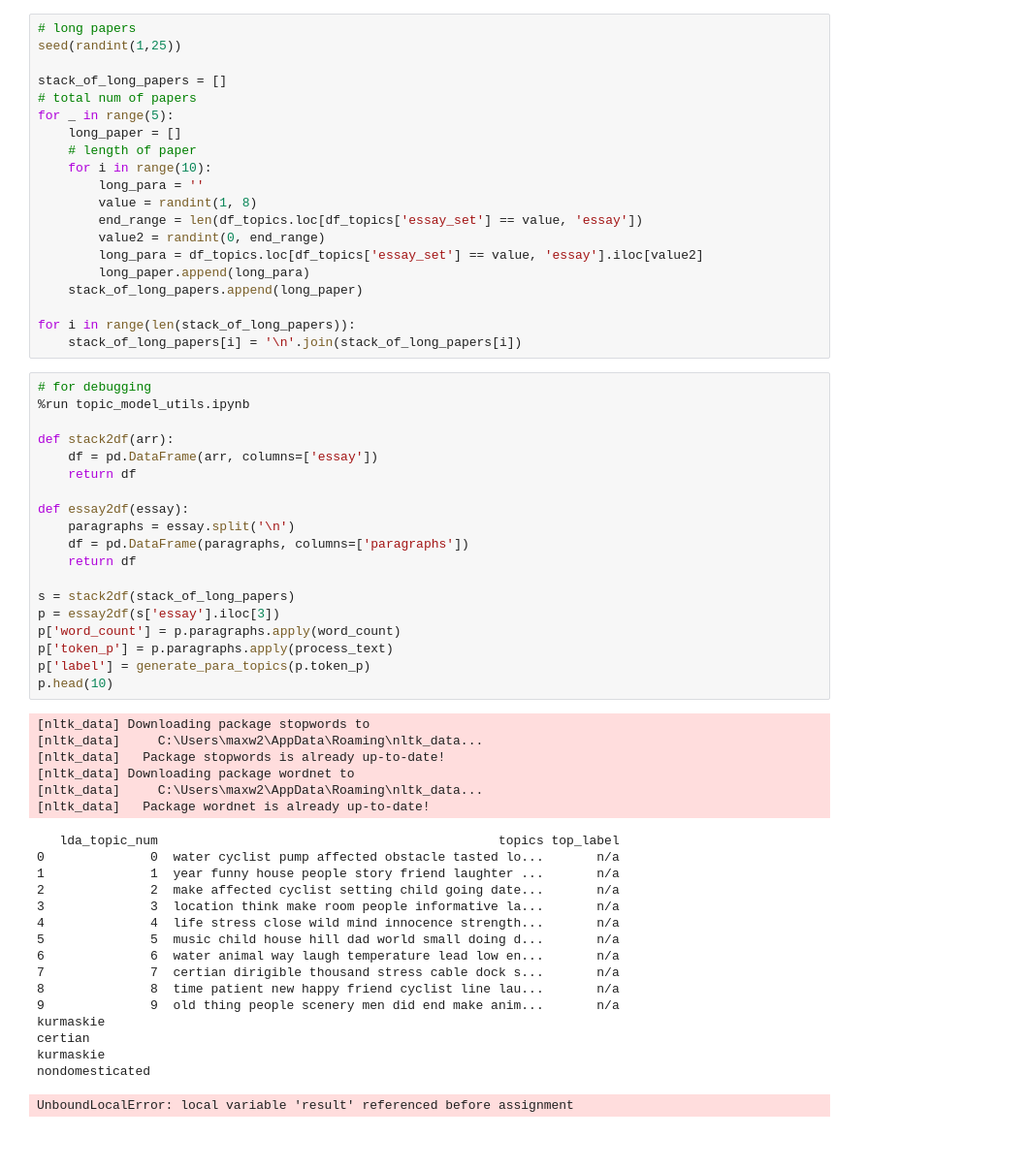
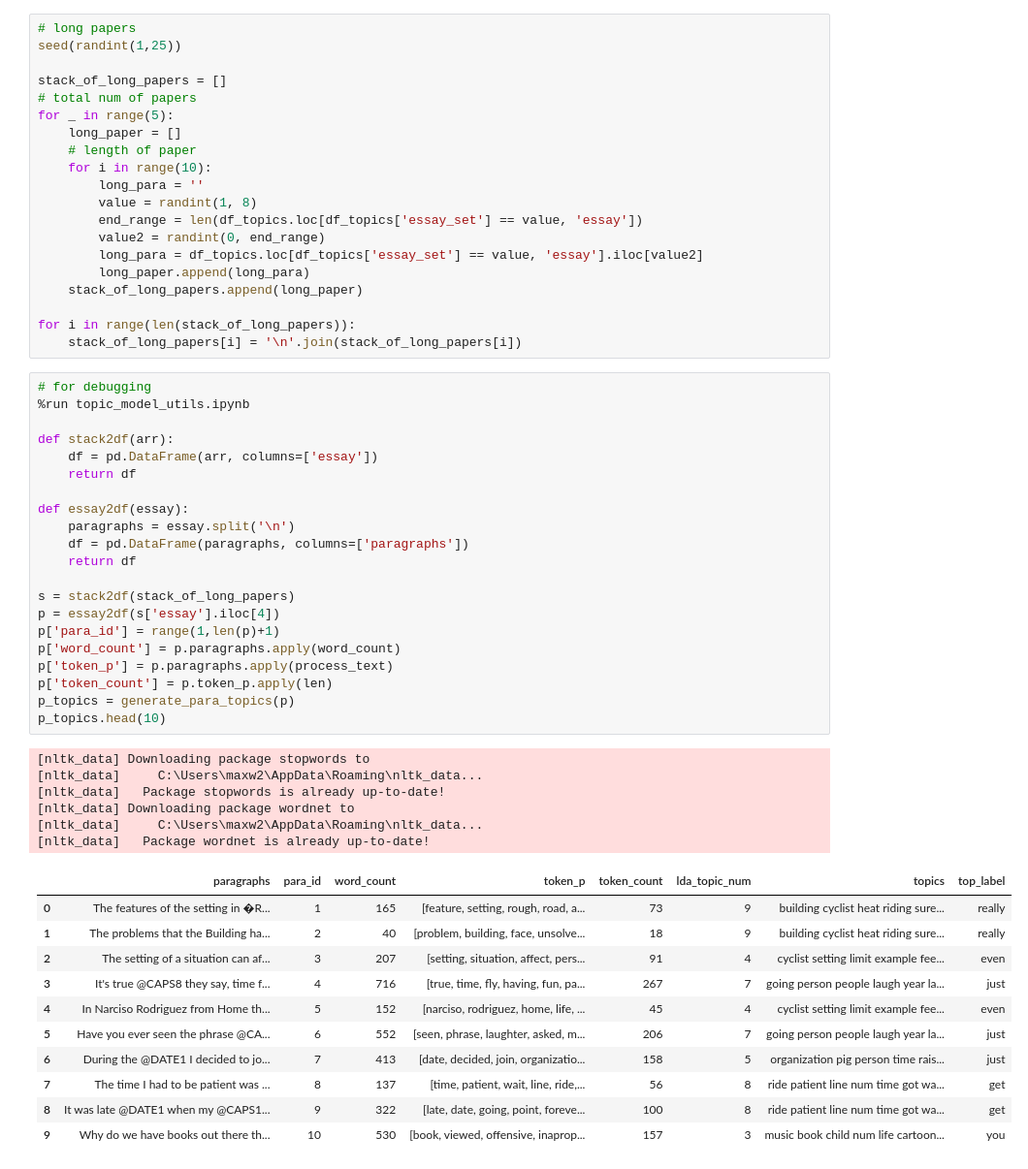
Before and after one commit to maxemileffort/paper-grading-assistant, a Jupyter notebook: 3-topic_modeling.ipynb, the cells around one changed output. Shown at 97% size. Cells and saved outputs as stored; diff of their text form; blank space fills up the shorter version.

```diff
--- a/3-topic_modeling.ipynb
+++ b/3-topic_modeling.ipynb
@@ -521,42 +521,39 @@ for i in range(len(stack_of_long_papers)):
 # %%
 # for debugging
 %run topic_model_utils.ipynb
 
 def stack2df(arr):
     df = pd.DataFrame(arr, columns=['essay'])
     return df
 
 def essay2df(essay):
     paragraphs = essay.split('\n')
     df = pd.DataFrame(paragraphs, columns=['paragraphs'])
     return df
 
 s = stack2df(stack_of_long_papers)
-p = essay2df(s['essay'].iloc[3])
+p = essay2df(s['essay'].iloc[4])
+p['para_id'] = range(1,len(p)+1)
 p['word_count'] = p.paragraphs.apply(word_count)
 p['token_p'] = p.paragraphs.apply(process_text)
-p['label'] = generate_para_topics(p.token_p)
-p.head(10)
+p['token_count'] = p.token_p.apply(len)
+p_topics = generate_para_topics(p)
+p_topics.head(10)
 # %% [output]
 [nltk_data] Downloading package stopwords to
 [nltk_data]     C:\Users\maxw2\AppData\Roaming\nltk_data...
 [nltk_data]   Package stopwords is already up-to-date!
 [nltk_data] Downloading package wordnet to
 [nltk_data]     C:\Users\maxw2\AppData\Roaming\nltk_data...
 [nltk_data]   Package wordnet is already up-to-date!
-   lda_topic_num                                             topics top_label
-0              0  water cyclist pump affected obstacle tasted lo...       n/a
-1              1  year funny house people story friend laughter ...       n/a
-2              2  make affected cyclist setting child going date...       n/a
-3              3  location think make room people informative la...       n/a
-4              4  life stress close wild mind innocence strength...       n/a
-5              5  music child house hill dad world small doing d...       n/a
-6              6  water animal way laugh temperature lead low en...       n/a
-7              7  certian dirigible thousand stress cable dock s...       n/a
-8              8  time patient new happy friend cyclist line lau...       n/a
-9              9  old thing people scenery men did end make anim...       n/a
-kurmaskie
-certian
-kurmaskie
-nondomesticated
-UnboundLocalError: local variable 'result' referenced before assignment
+|  | paragraphs | para_id | word_count | token_p | token_count | lda_topic_num | topics | top_label |
+| 0 | The features of the setting in �R... | 1 | 165 | [feature, setting, rough, road, a... | 73 | 9 | building cyclist heat riding sure... | really |
+| 1 | The problems that the Building ha... | 2 | 40 | [problem, building, face, unsolve... | 18 | 9 | building cyclist heat riding sure... | really |
+| 2 | The setting of a situation can af... | 3 | 207 | [setting, situation, affect, pers... | 91 | 4 | cyclist setting limit example fee... | even |
+| 3 | It's true @CAPS8 they say, time f... | 4 | 716 | [true, time, fly, having, fun, pa... | 267 | 7 | going person people laugh year la... | just |
+| 4 | In Narciso Rodriguez from Home th... | 5 | 152 | [narciso, rodriguez, home, life, ... | 45 | 4 | cyclist setting limit example fee... | even |
+| 5 | Have you ever seen the phrase @CA... | 6 | 552 | [seen, phrase, laughter, asked, m... | 206 | 7 | going person people laugh year la... | just |
+| 6 | During the @DATE1 I decided to jo... | 7 | 413 | [date, decided, join, organizatio... | 158 | 5 | organization pig person time rais... | just |
+| 7 | The time I had to be patient was ... | 8 | 137 | [time, patient, wait, line, ride,... | 56 | 8 | ride patient line num time got wa... | get |
+| 8 | It was late @DATE1 when my @CAPS1... | 9 | 322 | [late, date, going, point, foreve... | 100 | 8 | ride patient line num time got wa... | get |
+| 9 | Why do we have books out there th... | 10 | 530 | [book, viewed, offensive, inaprop... | 157 | 3 | music book child num life cartoon... | you |
```
Also changed, not shown: parts of 11 cells of this notebook, 1 other file.
